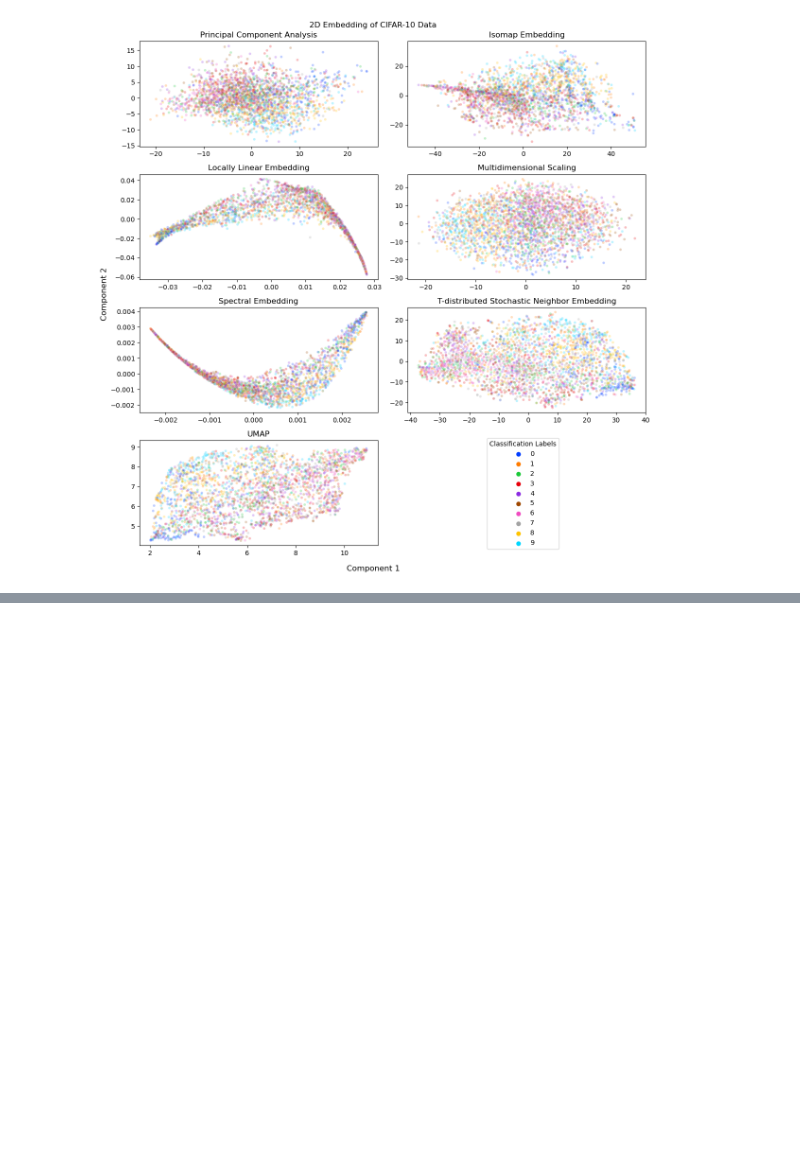
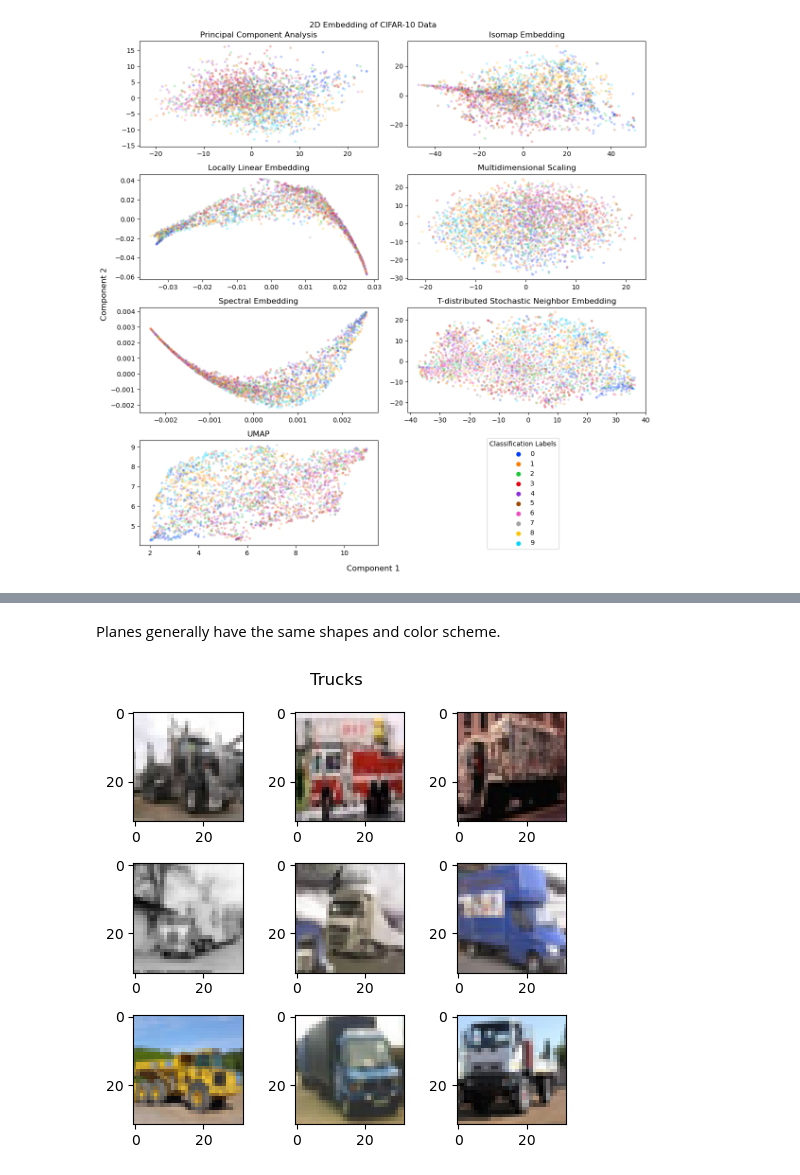
Before and after one commit to lau-allen/manifold-learning-comparison, a Jupyter notebook: dsei2100s23hw5p1.ipynb, the cells around one changed output, grey strips where cells are left out. Cells and saved outputs as stored; diff of their text form; code cells hidden in the pictures; blank space fills up the shorter version.

```diff
--- a/dsei2100s23hw5p1.ipynb
+++ b/dsei2100s23hw5p1.ipynb
@@ -276,0 +300,6 @@ subplots_2D(x_dict,y_train)
+# %% [markdown]
+Planes generally have the same shapes and color scheme.
+# %%
+plot_class(9,'Trucks')
+# %% [output]
+[figure, added]
```
Also changed, not shown: parts of 7 cells of this notebook.
